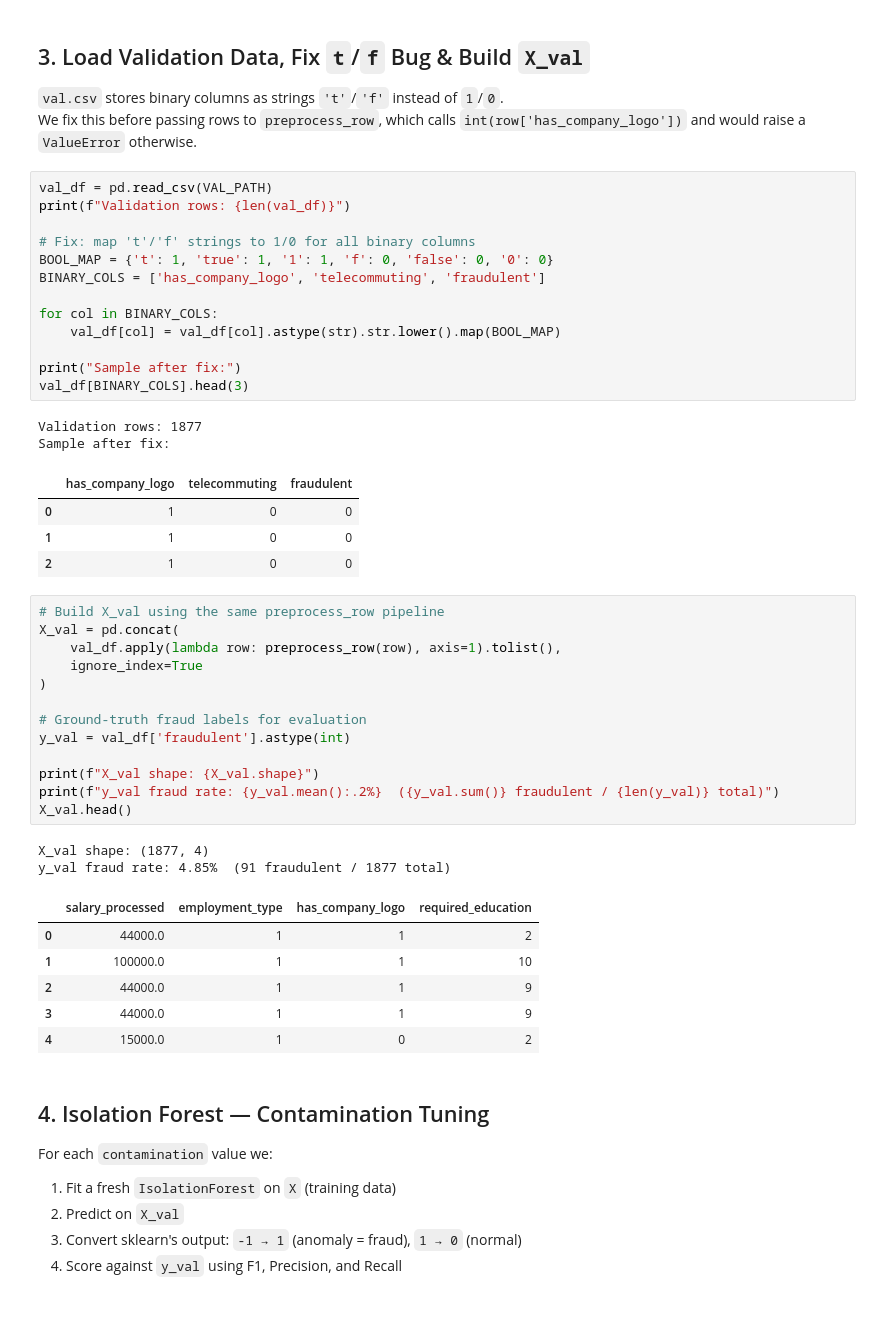
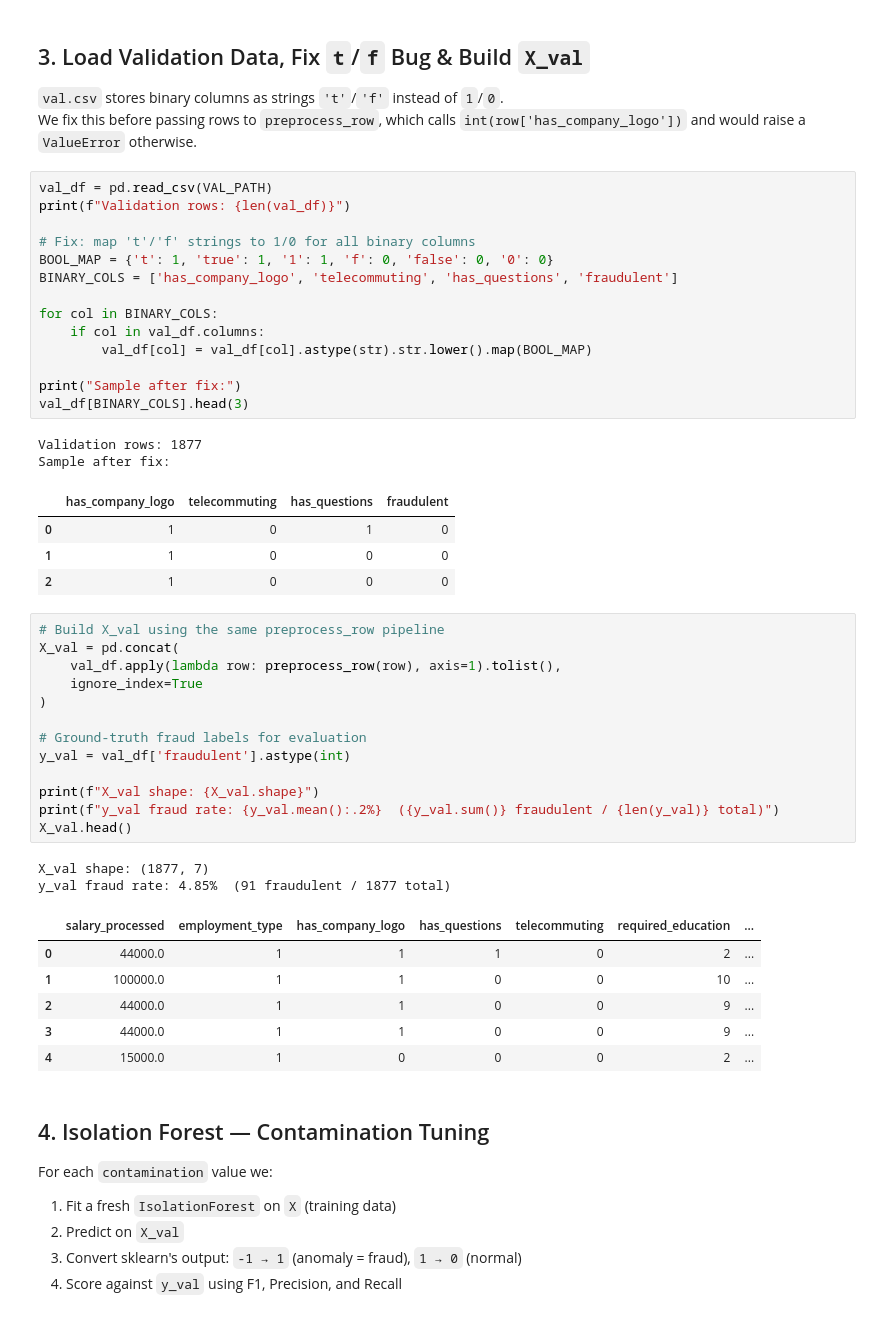
Before and after one commit to IsaganiJulian/Guardian-Recruit-Fraud-Detection, a Jupyter notebook: notebooks/03_outlier_optimization.ipynb, the cells around one changed output. Drawn from its saved outputs; the diff is of its cells as text.

```diff
--- a/notebooks/03_outlier_optimization.ipynb
+++ b/notebooks/03_outlier_optimization.ipynb
@@ -87,23 +97,24 @@ We fix this before passing rows to `preprocess_row`, which calls `int(row['has_c
 # %%
 val_df = pd.read_csv(VAL_PATH)
 print(f"Validation rows: {len(val_df)}")
 
 # Fix: map 't'/'f' strings to 1/0 for all binary columns
 BOOL_MAP = {'t': 1, 'true': 1, '1': 1, 'f': 0, 'false': 0, '0': 0}
-BINARY_COLS = ['has_company_logo', 'telecommuting', 'fraudulent']
+BINARY_COLS = ['has_company_logo', 'telecommuting', 'has_questions', 'fraudulent']
 
 for col in BINARY_COLS:
-    val_df[col] = val_df[col].astype(str).str.lower().map(BOOL_MAP)
+    if col in val_df.columns:
+        val_df[col] = val_df[col].astype(str).str.lower().map(BOOL_MAP)
 
 print("Sample after fix:")
 val_df[BINARY_COLS].head(3)
 # %% [output]
 Validation rows: 1877
 Sample after fix:
-|  | has_company_logo | telecommuting | fraudulent |
-| 0 | 1 | 0 | 0 |
-| 1 | 1 | 0 | 0 |
-| 2 | 1 | 0 | 0 |
+|  | has_company_logo | telecommuting | has_questions | fraudulent |
+| 0 | 1 | 0 | 1 | 0 |
+| 1 | 1 | 0 | 0 | 0 |
+| 2 | 1 | 0 | 0 | 0 |
 # %%
 # Build X_val using the same preprocess_row pipeline
 X_val = pd.concat(
@@ -118,14 +129,14 @@ print(f"X_val shape: {X_val.shape}")
 print(f"y_val fraud rate: {y_val.mean():.2%}  ({y_val.sum()} fraudulent / {len(y_val)} total)")
 X_val.head()
 # %% [output]
-X_val shape: (1877, 4)
+X_val shape: (1877, 7)
 y_val fraud rate: 4.85%  (91 fraudulent / 1877 total)
-|  | salary_processed | employment_type | has_company_logo | required_education |
-| 0 | 44000.0 | 1 | 1 | 2 |
-| 1 | 100000.0 | 1 | 1 | 10 |
-| 2 | 44000.0 | 1 | 1 | 9 |
-| 3 | 44000.0 | 1 | 1 | 9 |
-| 4 | 15000.0 | 1 | 0 | 2 |
+|  | salary_processed | employment_type | has_company_logo | has_questions | telecommuting | required_education | ... |
+| 0 | 44000.0 | 1 | 1 | 1 | 0 | 2 | ... |
+| 1 | 100000.0 | 1 | 1 | 0 | 0 | 10 | ... |
+| 2 | 44000.0 | 1 | 1 | 0 | 0 | 9 | ... |
+| 3 | 44000.0 | 1 | 1 | 0 | 0 | 9 | ... |
+| 4 | 15000.0 | 1 | 0 | 0 | 0 | 2 | ... |
 # %% [markdown]
 ## 4. Isolation Forest — Contamination Tuning
 
```
Also changed, not shown: parts of 11 cells of this notebook, 4 other files.
